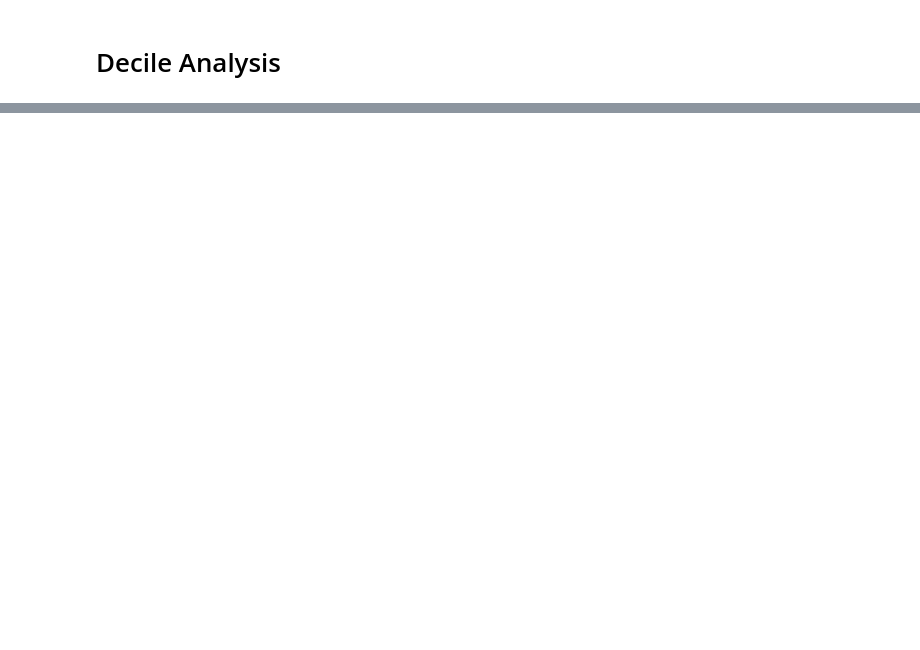
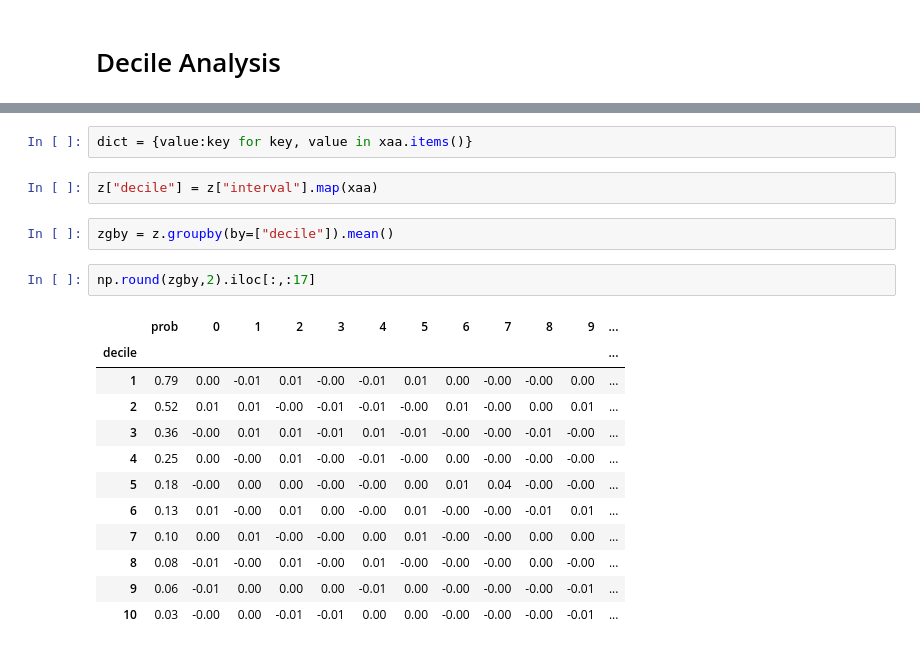
Before and after one commit to if722399/PAP-TensorFlow-Model, a Jupyter notebook: Weighted Class.ipynb, the cells around one changed output, grey strips where cells are left out. Drawn from its saved outputs; the diff is of its cells as text; blank space fills up the shorter version.

```diff
--- a/Weighted Class.ipynb
+++ b/Weighted Class.ipynb
@@ -288,0 +309,21 @@ z.groupby(by = "interval").mean()
+# %%
+dict = {value:key for key, value in xaa.items()}
+# %%
+z["decile"] = z["interval"].map(xaa)
+# %%
+zgby = z.groupby(by=["decile"]).mean()
+# %%
+np.round(zgby,2).iloc[:,:17]
+# %% [output]
+|  | prob | 0 | 1 | 2 | 3 | 4 | 5 | 6 | 7 | 8 | 9 | ... |
+| decile |  |  |  |  |  |  |  |  |  |  |  | ... |
+| 1 | 0.79 | 0.00 | -0.01 | 0.01 | -0.00 | -0.01 | 0.01 | 0.00 | -0.00 | -0.00 | 0.00 | ... |
+| 2 | 0.52 | 0.01 | 0.01 | -0.00 | -0.01 | -0.01 | -0.00 | 0.01 | -0.00 | 0.00 | 0.01 | ... |
+| 3 | 0.36 | -0.00 | 0.01 | 0.01 | -0.01 | 0.01 | -0.01 | -0.00 | -0.00 | -0.01 | -0.00 | ... |
+| 4 | 0.25 | 0.00 | -0.00 | 0.01 | -0.00 | -0.01 | -0.00 | 0.00 | -0.00 | -0.00 | -0.00 | ... |
+| 5 | 0.18 | -0.00 | 0.00 | 0.00 | -0.00 | -0.00 | 0.00 | 0.01 | 0.04 | -0.00 | -0.00 | ... |
+| 6 | 0.13 | 0.01 | -0.00 | 0.01 | 0.00 | -0.00 | 0.01 | -0.00 | -0.00 | -0.01 | 0.01 | ... |
+| 7 | 0.10 | 0.00 | 0.01 | -0.00 | -0.00 | 0.00 | 0.01 | -0.00 | -0.00 | 0.00 | 0.00 | ... |
+| 8 | 0.08 | -0.01 | -0.00 | 0.01 | -0.00 | 0.01 | -0.00 | -0.00 | -0.00 | 0.00 | -0.00 | ... |
+| 9 | 0.06 | -0.01 | 0.00 | 0.00 | 0.00 | -0.01 | 0.00 | -0.00 | -0.00 | -0.00 | -0.01 | ... |
+| 10 | 0.03 | -0.00 | 0.00 | -0.01 | -0.01 | 0.00 | 0.00 | -0.00 | -0.00 | -0.00 | -0.01 | ... |
```
Also changed, not shown: parts of 20 cells of this notebook, 1 other file.
